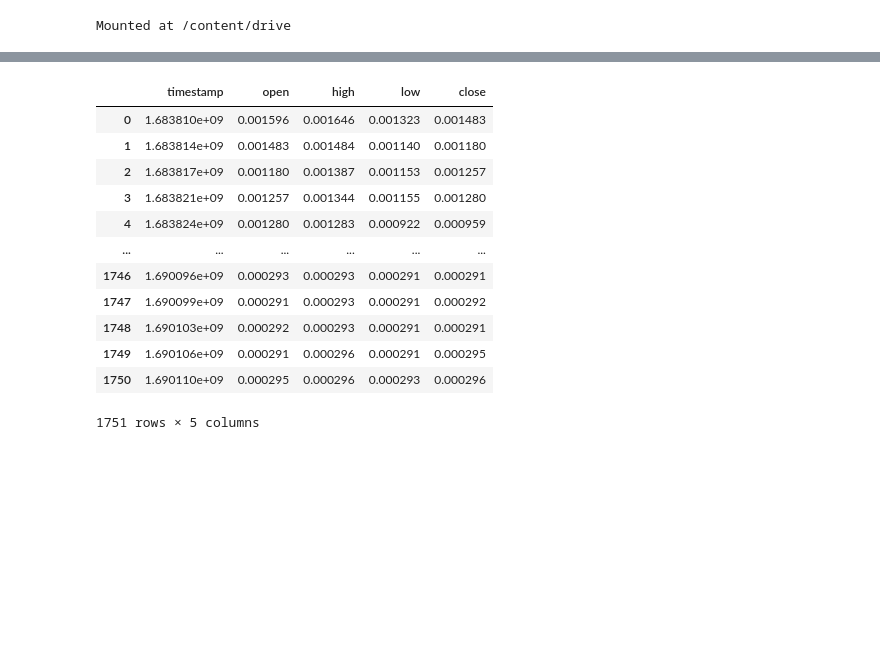
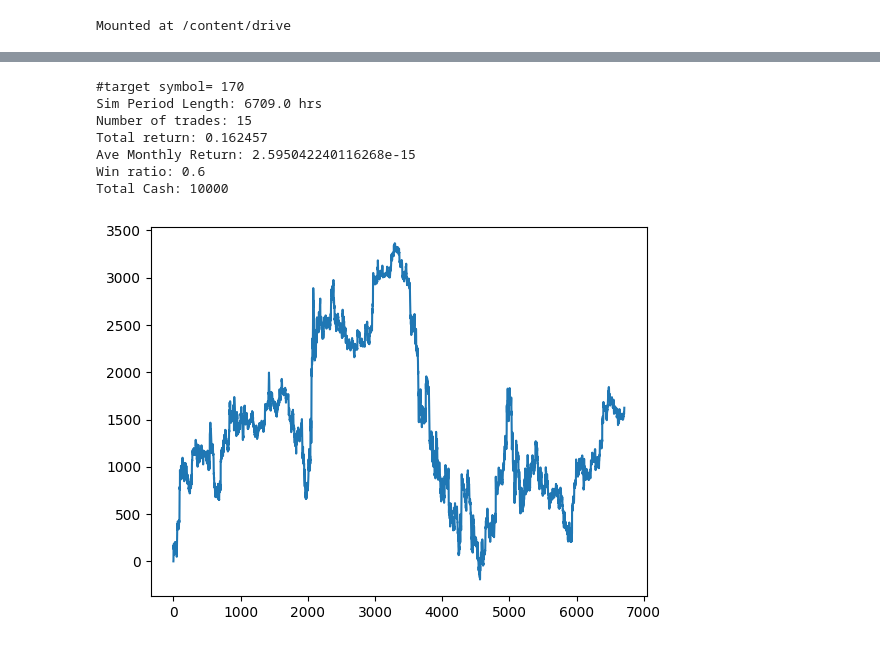
Before and after one commit to alunfes/GoogleColabProjects, a Jupyter notebook: TopBottomAnalysis2.ipynb, the cells around one changed output, grey strips where cells are left out. Cells and saved outputs as stored; diff of their text form; code cells hidden in the pictures; blank space fills up the shorter version.

```diff
--- a/TopBottomAnalysis2.ipynb
+++ b/TopBottomAnalysis2.ipynb
@@ -300,9 +303,10 @@ class Sim:
         self.start_ts_act = ''
         self.end_ts_act = ''
 
-    def start_sim(self, dataframes, start_ts, end_ts, lookback_period, forecast_period, percentage, top_bottom_ls):
+    def start_sim(self, dataframes, start_ts, end_ts, lookback_period, forecast_period, percentage, top_bottom_ls, display:bool):
         dataframes = self.__preprocess_data(dataframes, start_ts, end_ts)
-        print('#target symbol=', len(dataframes))
+        if display:
+            print('#target symbol=', len(dataframes))
         current_ts = start_ts + lookback_period * 3600
         # Get index of timestamp matched with current_ts of first symbol
         symbol = list(dataframes.keys())[0] # get the first symbol
@@ -325,7 +329,8 @@ class Sim:
             else:
                 self.end_ts_act = current_ts
                 break
-        self.__display_results()
+        if display:
+            self.__display_results()
 
     def __display_results(self):
         total_return_ratio = round(self.total_assets[-1] / self.total_cash, 6)
@@ -346,7 +351,7 @@ class Sim:
         kijun = list(edf['timestamp'])
         for k in list(dataframes.keys()):
             dff = dataframes[k][(dataframes[k]['timestamp'] >= start_ts) & (dataframes[k]['timestamp'] <= end_ts)]
-            if kijun != list(dff['timestamp']):
+            if len(dff) ==0 or kijun != list(dff['timestamp']):
                 #print('inconsistent-',k, len(kijun), len(list(dff['timestamp'])))
                 pass
             else:
@@ -415,8 +420,3 @@ class Sim:
                 unrealized_pnl += self.position_size[symbol] * (self.position_entry_price[symbol] - dataframes[symbol].iloc[current_ind]['close'])
         #return self.realized_pnl + self.total_cash + self.total_holding_amount + unrealized_pnl - self.total_fee
         return self.realized_pnl + unrealized_pnl - self.total_fee
-
-
-top_bottom_ls = {'top':-1, 'bottom':1}
-sim = Sim()
-sim.start_sim(dataframes, start_ts, end_ts, int(lookback_period/3600), int(forecast_period/3600), percentage, top_bottom_ls)
@@ -534,16 +423,22 @@ inconsistent- bybit-XVG-USDT 2879 434
-# %%
-list(dataframes.values())[0]
-# %% [output]
-|  | timestamp | open | high | low | close |
-| 0 | 1.683810e+09 | 0.001596 | 0.001646 | 0.001323 | 0.001483 |
-| 1 | 1.683814e+09 | 0.001483 | 0.001484 | 0.001140 | 0.001180 |
-| 2 | 1.683817e+09 | 0.001180 | 0.001387 | 0.001153 | 0.001257 |
-| 3 | 1.683821e+09 | 0.001257 | 0.001344 | 0.001155 | 0.001280 |
-| 4 | 1.683824e+09 | 0.001280 | 0.001283 | 0.000922 | 0.000959 |
-| ... | ... | ... | ... | ... | ... |
-| 1746 | 1.690096e+09 | 0.000293 | 0.000293 | 0.000291 | 0.000291 |
-| 1747 | 1.690099e+09 | 0.000291 | 0.000293 | 0.000291 | 0.000292 |
-| 1748 | 1.690103e+09 | 0.000292 | 0.000293 | 0.000291 | 0.000291 |
-| 1749 | 1.690106e+09 | 0.000291 | 0.000296 | 0.000291 | 0.000295 |
-| 1750 | 1.690110e+09 | 0.000295 | 0.000296 | 0.000293 | 0.000296 |
-1751 rows × 5 columns
+# %%
+#869] Trial 287 finished with value: 0.1391475924182191 and parameters: {'lookback_period': 471, 'forecast_period': 25, 'percentage': 7}. Best is trial 287 with value: 0.1391475924182191.
+#7,647] Trial 259 finished with value: 0.1887535011955889 and parameters: {'lookback_period': 264, 'forecast_period': 35, 'percentage': 8}. Best is trial 259 with value: 0.1887535011955889.
+#8,566] Trial 41 finished with value: 0.1981408373170765 and parameters: {'lookback_period': 289, 'forecast_period': 445, 'percentage': 5}. Best is trial 41 with value: 0.1981408373170765.
+
+top_bottom_ls = {'top':1, 'bottom':-1}
+lookback_period = 289
+forecast_period = 445
+percentage = 5
+#start_ts = 1684688400
+#end_ts = 1690586000
+sim = Sim()
+sim.start_sim(dataframes, start_ts, end_ts, int(lookback_period), int(forecast_period), percentage, top_bottom_ls, True)
+# %% [output]
+#target symbol= 170
+Sim Period Length: 6709.0 hrs
+Number of trades: 15
+Total return: 0.162457
+Ave Monthly Return: 2.595042240116268e-15
+Win ratio: 0.6
+Total Cash: 10000
+[figure, added]
```
Also changed, not shown: parts of 12 cells of this notebook.
